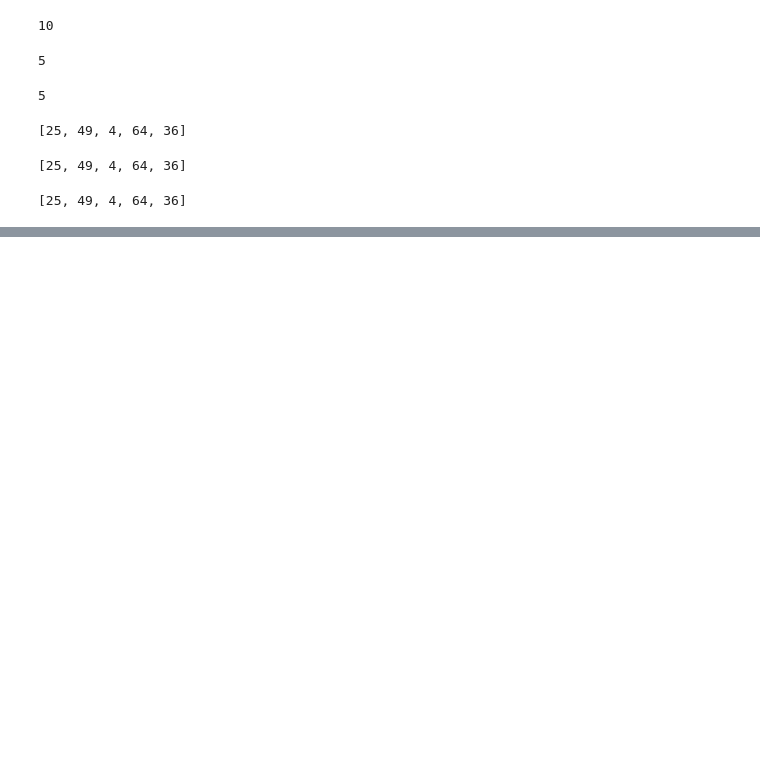
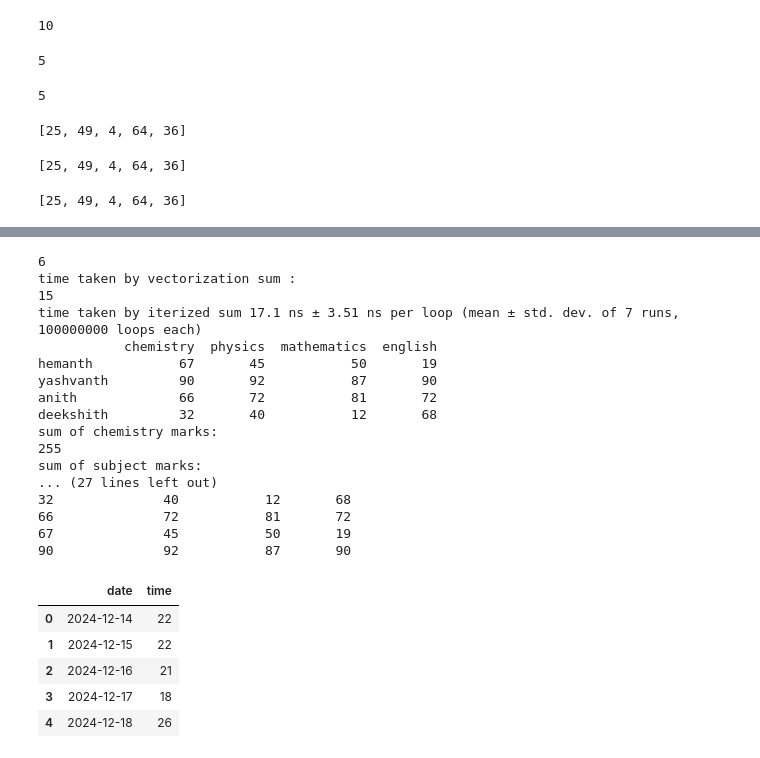
Before and after one commit to Yashavanth547/Yash, a Jupyter notebook: Welcome_to_Colab.ipynb, the cells around one changed output, grey strips where cells are left out. Saved outputs shown, nothing was run; the diff lists cells and outputs as text; code cells hidden in the pictures; blank space fills up the shorter version.

```diff
--- a/Welcome_to_Colab.ipynb
+++ b/Welcome_to_Colab.ipynb
@@ -136,0 +178,77 @@ my_list_squared
+# %%
+#Vectorization
+import numpy as np
+import timeit
+print(np.sum(np.arange(0,4)))
+print("time taken by vectorization sum :",end=" ")
+total=0
+for item in range (6):
+  total=total + item
+a=total
+print("\n"+str(a))
+print("time taken by iterized sum",end=" ")
+%timeit a
+
+
+#Pandas Agragate functions
+import pandas as pd
+import numpy as np
+marks={"chemistry":[67,90,66,32],
+       "physics":[45,92,72,40],
+       "mathematics":[50,87,81,12],
+       "english":[19,90,72,68]}
+marks=pd.DataFrame(marks,index=["hemanth","yashvanth","anith","deekshith"])
+print(marks)
+
+#particular column
+print("sum of chemistry marks:")
+print(marks.chemistry.sum())
+
+# column
+print("sum of subject marks:")
+print(marks.sum())
+
+print("column average values:")
+print(marks.mean())
+
+print("count of column student:")
+print(marks.count())
+
+print("using aggregate functions")
+print(marks.agg(["min","max","sum","mean","median"]))
+
+print("groupby particular column")
+print(marks.groupby("chemistry").max())
+
+
+
+#Time Series
+import numpy as np
+import pandas as pd
+df=pd.DataFrame({"date":pd.date_range(start="2024-12-14",periods=5,freq="d"),
+                 "time":np.random.randint(18,30,size=5)})
+df
+# %% [output]
+6
+time taken by vectorization sum :
+15
+time taken by iterized sum 17.1 ns ± 3.51 ns per loop (mean ± std. dev. of 7 runs, 100000000 loops each)
+           chemistry  physics  mathematics  english
+hemanth           67       45           50       19
+yashvanth         90       92           87       90
+anith             66       72           81       72
+deekshith         32       40           12       68
+sum of chemistry marks:
+255
+sum of subject marks:
+... (27 lines left out)
+32              40           12       68
+66              72           81       72
+67              45           50       19
+90              92           87       90
+|  | date | time |
+| 0 | 2024-12-14 | 22 |
+| 1 | 2024-12-15 | 22 |
+| 2 | 2024-12-16 | 21 |
+| 3 | 2024-12-17 | 18 |
+| 4 | 2024-12-18 | 26 |
```
Also changed, not shown: parts of 1 cell of this notebook.
